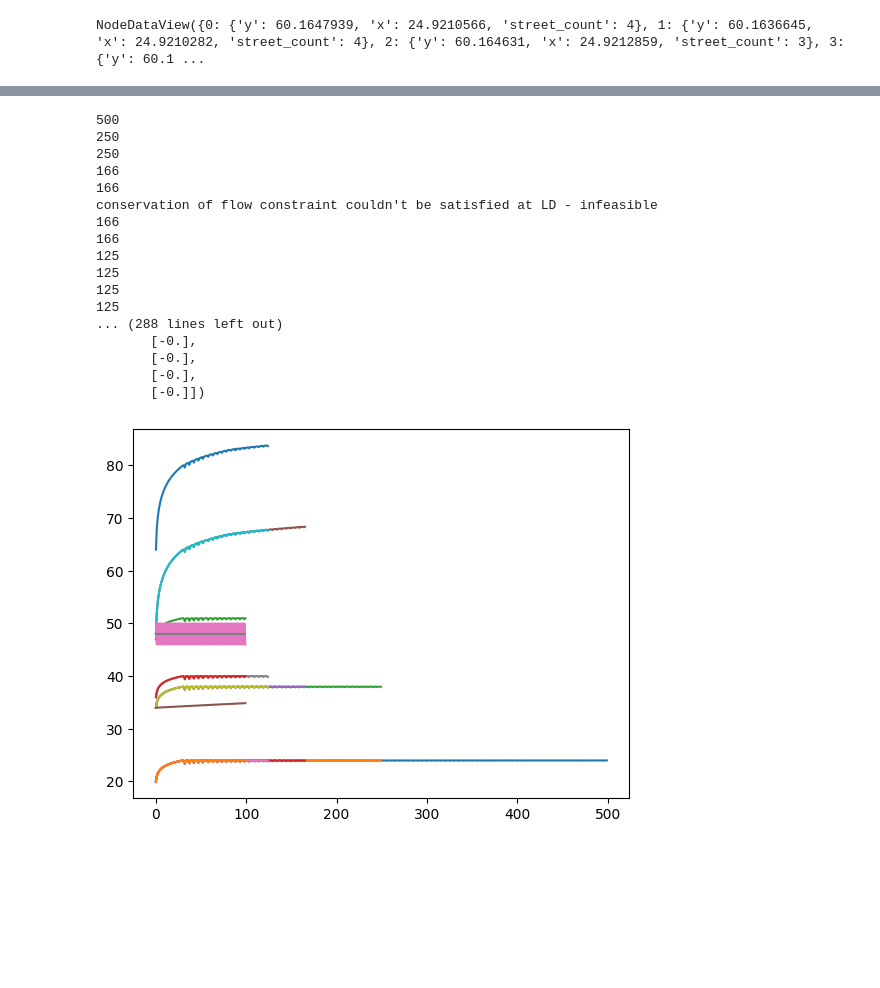
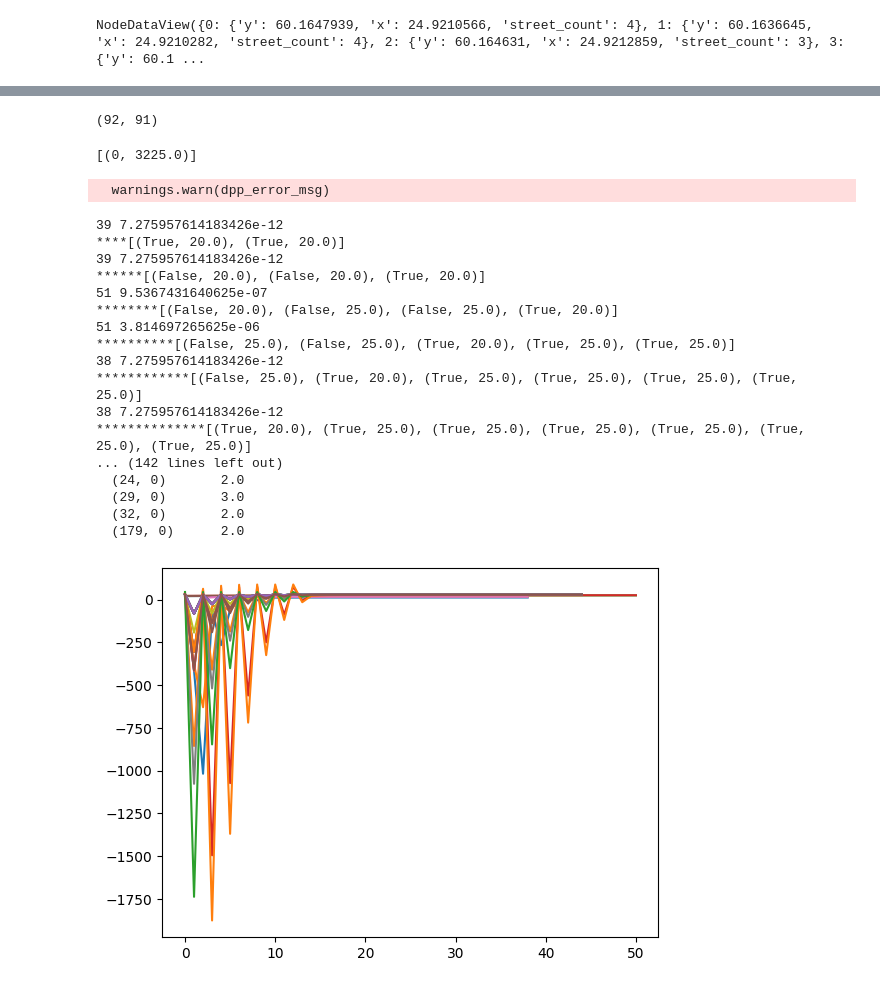
Before and after one commit to elgroselj/distributing_traffic, a Jupyter notebook: dai/helsinki.ipynb, the cells around one changed output, grey strips where cells are left out. Drawn from its saved outputs; the diff is of its cells as text; code cells hidden in the pictures; blank space fills up the shorter version.

```diff
--- a/dai/helsinki.ipynb
+++ b/dai/helsinki.ipynb
@@ -86,22 +82,29 @@ plot(graph,'mypdf.pdf')
+# %%
+list(graph.edges())[179]
+# %% [output]
+(92, 91)
 # %%
-n_best = hf.run(obj,constraints,vp,graph,MAX_ITER=20,INIT_NUM_STEPS=500)
+n_best = hf.run(obj,constraints,vp,graph,MAX_ITER=40,MAX_ITER_LR=50)
+# TODO LB je prevelik, ker obstaja pot s ceno 24
 # %% [output]
-500
-250
-250
-166
-166
-conservation of flow constraint couldn't be satisfied at LD - infeasible
-166
-166
-125
-125
-125
-125
-... (288 lines left out)
-       [-0.],
-       [-0.],
-       [-0.],
-       [-0.]])
+[(0, 3225.0)]
+  warnings.warn(dpp_error_msg)
+39 7.275957614183426e-12
+****[(True, 20.0), (True, 20.0)]
+39 7.275957614183426e-12
+******[(False, 20.0), (False, 20.0), (True, 20.0)]
+51 9.5367431640625e-07
+********[(False, 20.0), (False, 25.0), (False, 25.0), (True, 20.0)]
+51 3.814697265625e-06
+**********[(False, 25.0), (False, 25.0), (True, 20.0), (True, 25.0), (True, 25.0)]
+38 7.275957614183426e-12
+************[(False, 25.0), (True, 20.0), (True, 25.0), (True, 25.0), (True, 25.0), (True, 25.0)]
+38 7.275957614183426e-12
+**************[(True, 20.0), (True, 25.0), (True, 25.0), (True, 25.0), (True, 25.0), (True, 25.0), (True, 25.0)]
+... (142 lines left out)
+  (24, 0)       2.0
+  (29, 0)       3.0
+  (32, 0)       2.0
+  (179, 0)      2.0
-[figure, old version]
+[figure, new version]
 # %%
```
Also changed, not shown: parts of 11 cells of this notebook, 3 other files.
